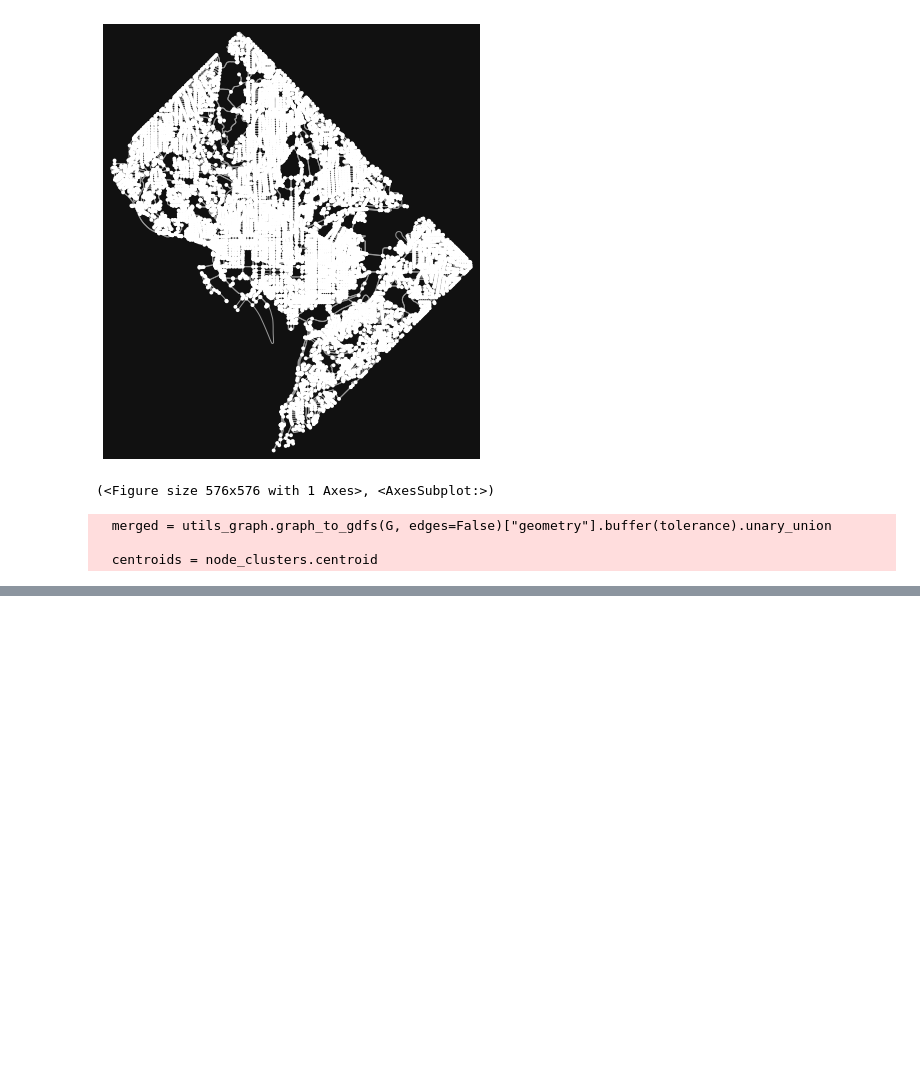
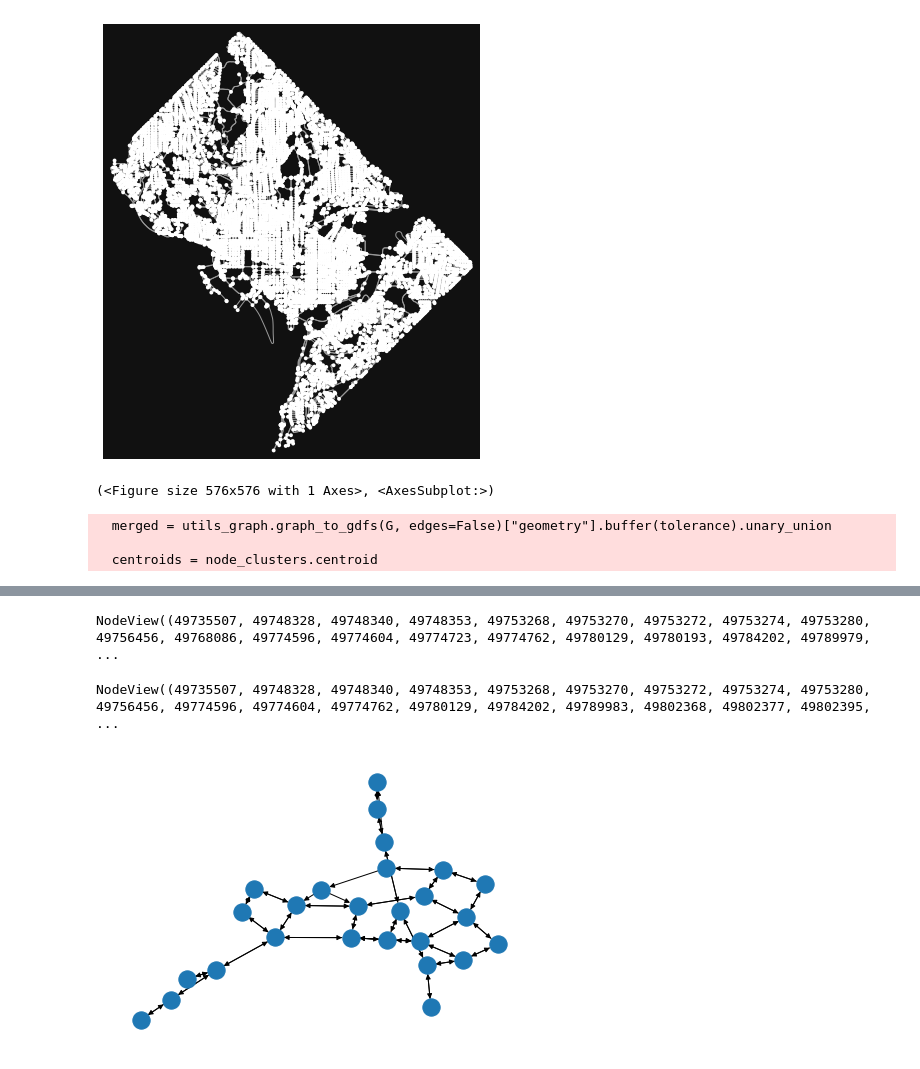
Before and after one commit to Monty2211/Optimal-City-Resource-Deployment-and-Path-Planning-with-Multiple-City-Agencies, a Jupyter notebook: SnowPlow/OSMnx.ipynb, the cells around one changed output, grey strips where cells are left out. Cells and saved outputs as stored; diff of their text form; code cells hidden in the pictures; blank space fills up the shorter version.

```diff
--- a/SnowPlow/OSMnx.ipynb
+++ b/SnowPlow/OSMnx.ipynb
@@ -78,0 +203,18 @@ df.head()
+# %%
+G1.nodes
+# %% [output]
+NodeView((49735507, 49748328, 49748340, 49748353, 49753268, 49753270, 49753272, 49753274, 49753280, 49756456, 49768086, 49774596, 49774604, 49774723, 49774762, 49780129, 49780193, 49784202, 49789979,  ...
+# %%
+# g11 = ox.truncate.truncate_graph_polygon(G1, polygon, retain_all=False, truncate_by_edge=False, quadrat_width=0.05, min_num=3)
+g12 = ox.truncate.truncate_graph_dist(G1, 49735507, max_dist=1000, weight='length', retain_all=False)
+# g13 = ox.truncate.truncate_graph_bbox(G1, north, south, east, west, truncate_by_edge=True, retain_all=True, quadrat_width=0.15, min_num=1)
+# %%
+g12.nodes
+# %% [output]
+NodeView((49735507, 49748328, 49748340, 49748353, 49753268, 49753270, 49753272, 49753274, 49753280, 49756456, 49774596, 49774604, 49774762, 49780129, 49784202, 49789983, 49802368, 49802377, 49802395,  ...
+# %%
+# With retain = False
+nx.draw(g12)
+plt.savefig("filename.png")
+# %% [output]
+[figure, added]
```
Also changed, not shown: parts of 28 cells of this notebook.
